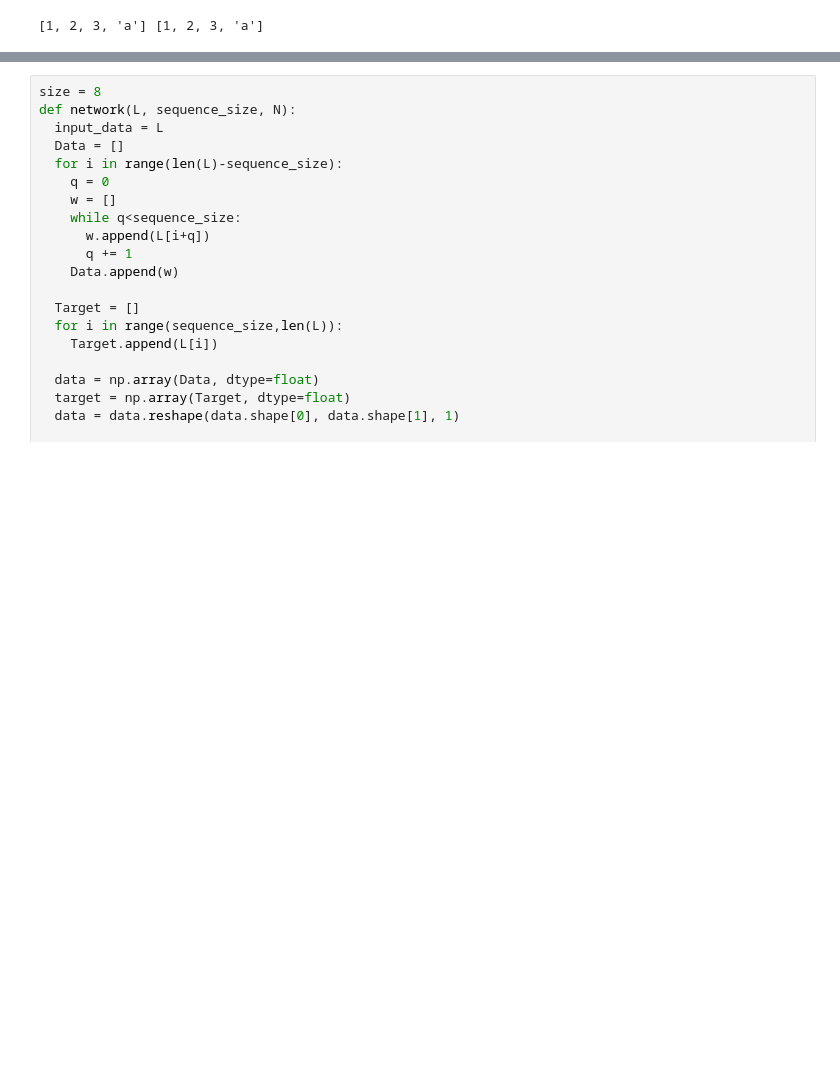
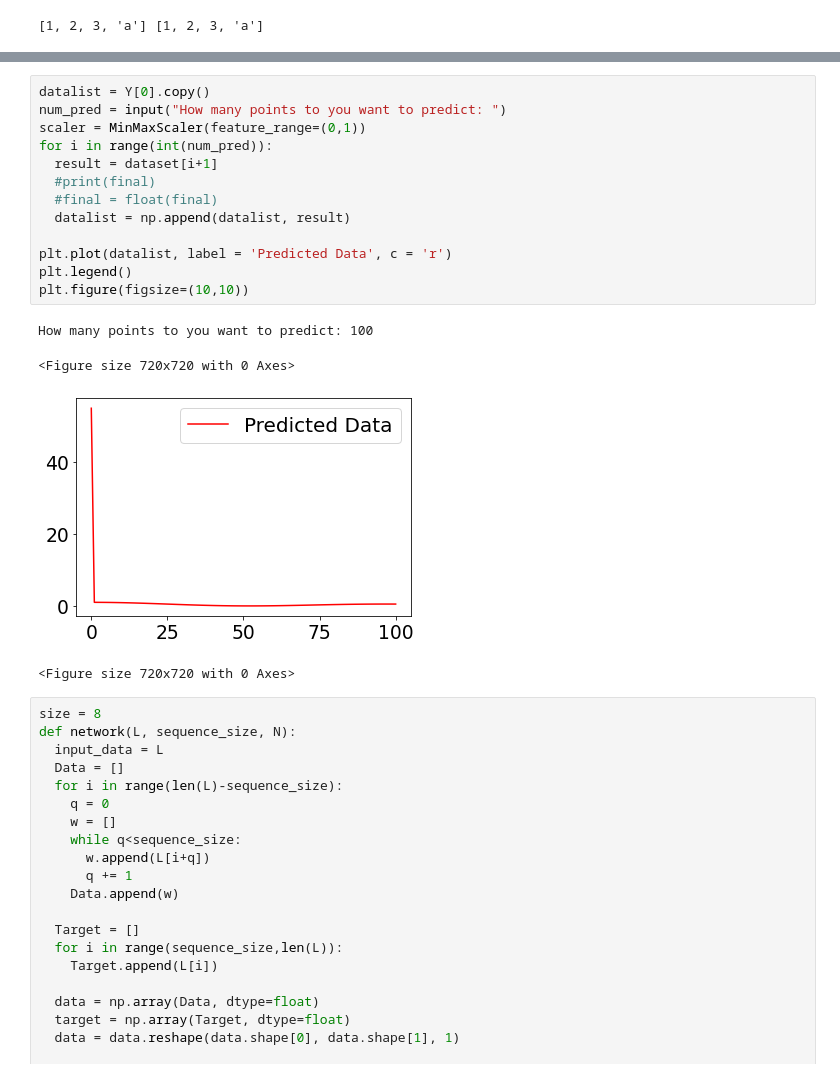
Before and after one commit to RitvikPrabhu/Machine-Learning, a Jupyter notebook: Neural_Networks_function_prediction_.ipynb, the cells around one changed output, grey strips where cells are left out. Cells and saved outputs as stored; diff of their text form; blank space fills up the shorter version.

```diff
--- a/Neural_Networks_function_prediction_.ipynb
+++ b/Neural_Networks_function_prediction_.ipynb
@@ -727,4 +727,22 @@ How many points to you want to predict: 1000
 <Figure size 720x720 with 0 Axes>
+# %%
+datalist = Y[0].copy()
+num_pred = input("How many points to you want to predict: ")
+scaler = MinMaxScaler(feature_range=(0,1))
+for i in range(int(num_pred)):
+  result = dataset[i+1]
+  #print(final)
+  #final = float(final)
+  datalist = np.append(datalist, result)
+
+plt.plot(datalist, label = 'Predicted Data', c = 'r')
+plt.legend()
+plt.figure(figsize=(10,10))
+# %% [output]
+How many points to you want to predict: 100
+<Figure size 720x720 with 0 Axes>
+[figure, added]
+<Figure size 720x720 with 0 Axes>
 # %%
 size = 8
 def network(L, sequence_size, N):
```
Also changed, not shown: parts of 1 cell of this notebook.
